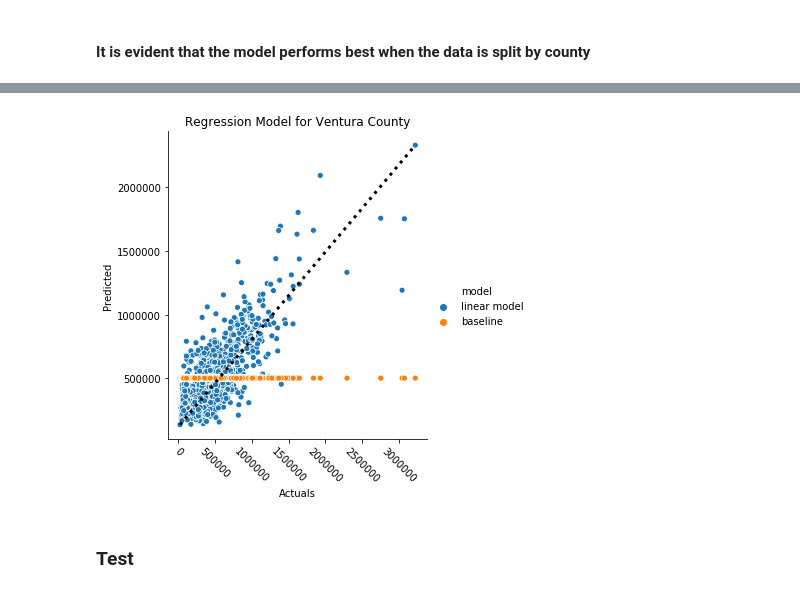
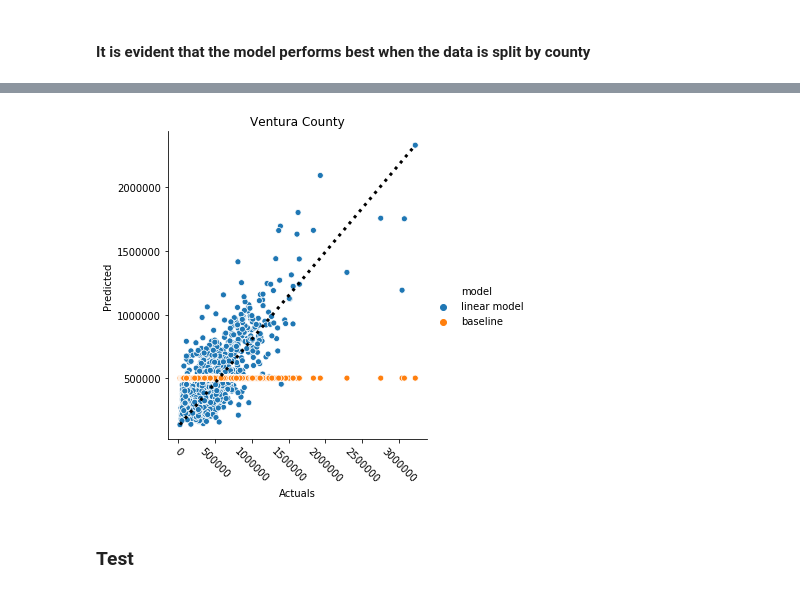
Before and after one commit to misty-garcia/zillow-project, a Jupyter notebook: the_pipeline.ipynb, the cells around one changed output, grey strips where cells are left out. Cells and saved outputs as stored; diff of their text form; code cells hidden in the pictures.

```diff
--- a/the_pipeline.ipynb
+++ b/the_pipeline.ipynb
@@ -487,10 +499,10 @@ plt.show()
 # %%
 # plot the linear regression model versus the baseline
 model.plot_linear_model(predictions4c.actuals,predictions4c.lm, baseline4c)
-plt.title("Regression Model for Ventura County")
+plt.title("Ventura County")
 plt.show()
 # %% [output]
-[figure, old version]
+[figure, new version]
 # %% [markdown]
 ### Test
 # %% [markdown]
```
Also changed, not shown: parts of 12 cells of this notebook.
